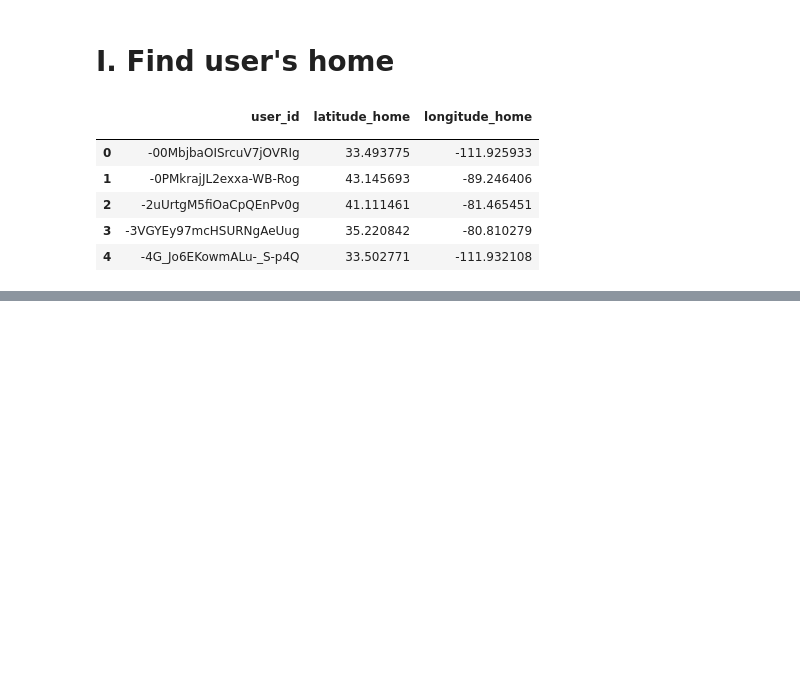
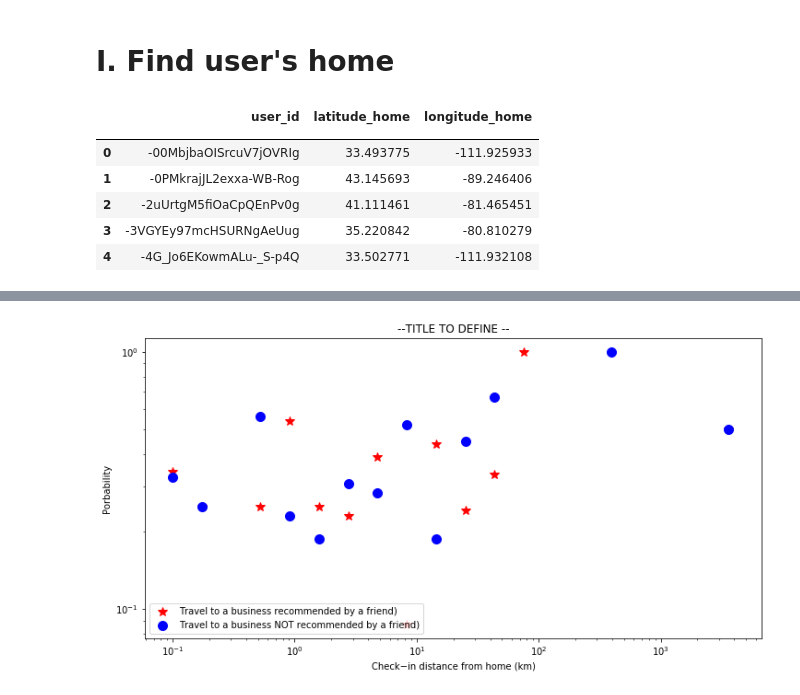
Before and after one commit to epfl-ada/ada-2020-project-milestone-p3-p3_kergagnant, a Jupyter notebook: P4_partA_Analysis_x.ipynb, the cells around one changed output, grey strips where cells are left out. Drawn from its saved outputs; the diff is of its cells as text; code cells hidden in the pictures; blank space fills up the shorter version.

```diff
--- a/P4_partA_Analysis_x.ipynb
+++ b/P4_partA_Analysis_x.ipynb
@@ -219,6 +230 @@ df_friend_recommend.head()
-# %%
-# create dictionary of (group id, review label)-> review counts
-group_good_reviews = df_friend_recommend.groupby(['id_groups','reviewed_label']).count()['user_id'].reset_index()
-group_good_reviews.rename(columns = {'user_id':'counts'},inplace=True)
-dict_group_revlabel = group_good_reviews.groupby(['id_groups','reviewed_label'])['counts'].apply(list).to_dict()
 # %%
@@ -277 +322,17 @@ fractions
+# %%
+plt.figure(figsize=(12, 6))
+# What I obtain previously, with the first P_null
+#plt.subplot(121)
+plt.plot(np.append(interval_dist,interval_dist[-1:]*1.1),good_reviews,'r*', markersize=10,label='Travel to a business recommended by a friend)')
+plt.plot(np.append(interval_dist,interval_dist[-1:]*1.1),bad_reviews,'bo', markersize=10,label='Travel to a business NOT recommended by a friend)')
+plt.xscale('log')
+plt.yscale('log')
+plt.ylabel("Porbability")
+plt.xlabel("Check−in distance from home (km)")
+plt.legend(loc="lower left")
+plt.title("--TITLE TO DEFINE --")
+
+plt.show()
+# %% [output]
+[figure, added]
 # %% [markdown]
```
Also changed, not shown: parts of 12 cells of this notebook.
